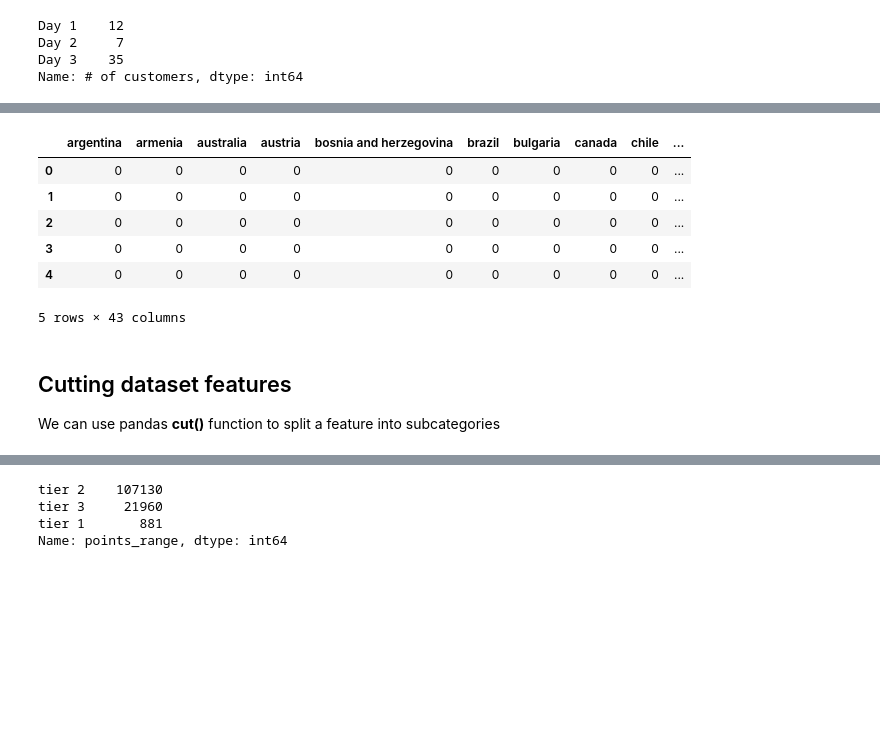
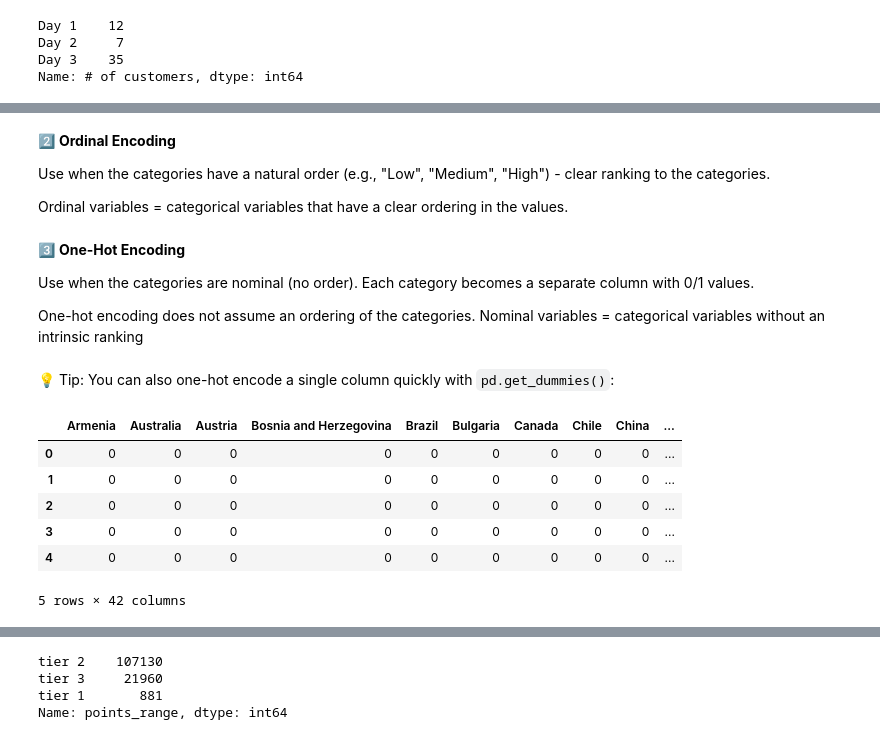
Before and after one commit to lucad1396/data_desk, a Jupyter notebook: pandas_guide.ipynb, the cells around one changed output, grey strips where cells are left out. Drawn from its saved outputs; the diff is of its cells as text; code cells hidden in the pictures; blank space fills up the shorter version.

Commit message:
Update pandas_guide notebook structure

```diff
--- a/pandas_guide.ipynb
+++ b/pandas_guide.ipynb
@@ -858,0 +480,9 @@ Three main approaches:
+# %%
+# Replace missing values in a specific column with a default value
+wine_data['region_1_filled'] = wine_data['region_1'].fillna("Unknown")
+
+# Replace specific incorrect/unwanted values in a column
+wine_data['taster_twitter_handle'] = wine_data['taster_twitter_handle'].replace("@paulgwine\xa0", "@paulgwine")
+
+# (Optional) Drop rows with missing values in certain columns
+wine_data_dropped = wine_data.dropna(subset=['price', 'points'])
@@ -858,0 +522,3 @@ Three main approaches:
+# %%
+# Convert 'points' to float (if needed)
+wine_data['points'] = wine_data['points'].astype(float)
@@ -858,0 +977,2 @@ Three main approaches:
+# %%
+wine_data.columns = wine_data.columns.str.lower().str.replace(' ', '_')
@@ -878 +1072,24 @@ cat_cols
+# %% [markdown]
+2️⃣ **Ordinal Encoding**
+
+Use when the categories have a natural order (e.g., "Low", "Medium", "High") - clear ranking to the categories.
+
+Ordinal variables = categorical variables that have a clear ordering in the values.
+# %%
+from sklearn.preprocessing import OrdinalEncoder
+
+# Copy dataset and get list of categorical columns
+wine_data_copy = wine_data.copy()
+cat_cols = wine_data_copy.select_dtypes(include=['object']).columns
+
+# Apply ordinal encoding
+ordinal_encoder = OrdinalEncoder()
+wine_data_copy[cat_cols] = ordinal_encoder.fit_transform(wine_data_copy[cat_cols])
+# %% [markdown]
+3️⃣ **One-Hot Encoding**
+
+Use when the categories are nominal (no order). Each category becomes a separate column with 0/1 values.
+
+One-hot encoding does not assume an ordering of the categories.
+Nominal variables = categorical variables without an intrinsic ranking
 # %%
@@ -910,16 +1110,13 @@ OH_data = pd.concat([num_data, OH_cols], axis=1)
 OH_data.columns = OH_data.columns.astype(str)
+# %% [markdown]
+💡 Tip: You can also one-hot encode a single column quickly with `pd.get_dummies()`:
 # %%
-wine_data_copy2 = wine_data.copy()
-pd.get_dummies(wine_data_copy2['country'], drop_first=True).head()
+pd.get_dummies(wine_data_copy['country'], drop_first=True).head()
 # %% [output]
-|  | argentina | armenia | australia | austria | bosnia and herzegovina | brazil | bulgaria | canada | chile | ... |
+|  | Armenia | Australia | Austria | Bosnia and Herzegovina | Brazil | Bulgaria | Canada | Chile | China | ... |
 | 0 | 0 | 0 | 0 | 0 | 0 | 0 | 0 | 0 | 0 | ... |
 | 1 | 0 | 0 | 0 | 0 | 0 | 0 | 0 | 0 | 0 | ... |
 | 2 | 0 | 0 | 0 | 0 | 0 | 0 | 0 | 0 | 0 | ... |
 | 3 | 0 | 0 | 0 | 0 | 0 | 0 | 0 | 0 | 0 | ... |
 | 4 | 0 | 0 | 0 | 0 | 0 | 0 | 0 | 0 | 0 | ... |
-5 rows × 43 columns
+5 rows × 42 columns
-# %% [markdown]
-## Cutting dataset features
-
-We can use pandas **cut()** function to split a feature into subcategories
```
Also changed, not shown: parts of 226 cells of this notebook.
